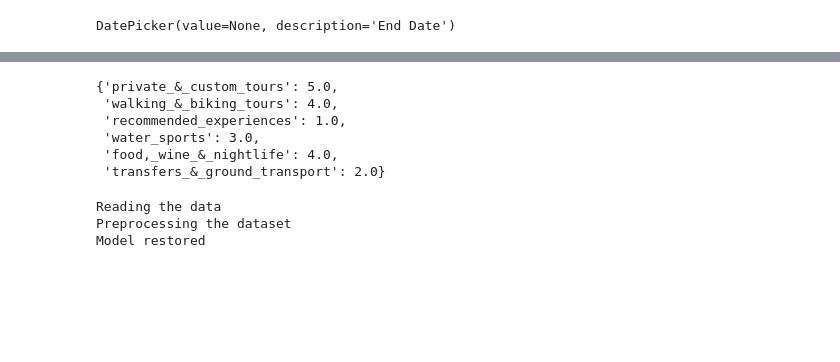
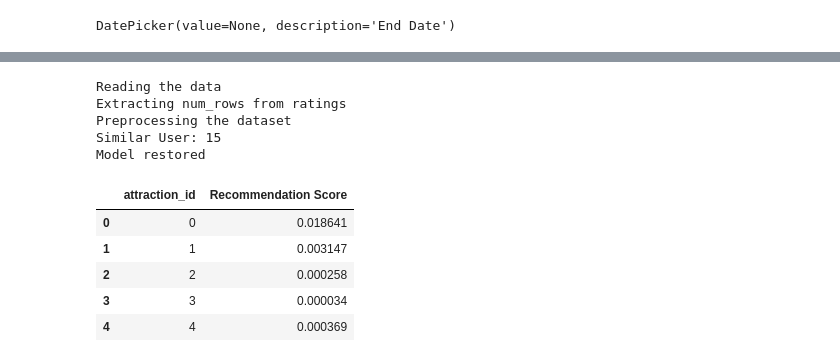
Before and after one commit to sachinnpraburaj/Intelligent-Travel-Recommendation-System, a Jupyter notebook: get_recc.ipynb, the cells around one changed output, grey strips where cells are left out. Cells and saved outputs as stored; diff of their text form; code cells hidden in the pictures; blank space fills up the shorter version.

```diff
--- a/get_recc.ipynb
+++ b/get_recc.ipynb
@@ -74,19 +84,12 @@ family_friendly
 user_name = re.sub(' ','_',name.value.lower())
 province = re.sub(' ','_',place.value.lower())
 (low,high) = tuple([float(i) for i in budget.value])
-begin_date = str(start.value)
-end_date = str(end.value)
-cat_rating = dict()
-for key, value in cat_rat.items():
-    cat_rating[key] = float(value.value)
-cat_rating
+begin_date = start.value
+end_date = end.value
+# cat_rating = dict()
+# for key, value in cat_rat.items():
+#     cat_rating[key] = float(value.value)
+# cat_rating
-# %% [output]
-{'private_&_custom_tours': 5.0,
- 'walking_&_biking_tours': 4.0,
- 'recommended_experiences': 1.0,
- 'water_sports': 3.0,
- 'food,_wine_&_nightlife': 4.0,
- 'transfers_&_ground_transport': 2.0}
 # %%
 def f(row):
     avg_cat_rat = dict()
@@ -122,6 +125,7 @@ def get_recc(cat_rating):
     batch_size = 16
     dir= 'etl/'
     ratings, attractions = util.read_data(dir)
+    ratings = util.clean_subset(ratings, rows)
     rbm_att, train = util.preprocess(ratings)
     num_vis =  len(ratings)
     rbm = RBM(alpha, H, num_vis)
@@ -137,7 +141,7 @@ def get_recc(cat_rating):
     cat_rat_df['user_data'] = [cat_rating for i in range(len(cat_rat_df))]
     cat_rat_df['sim_score'] = cat_rat_df.apply(sim_score, axis=1)
     user = cat_rat_df.sort_values(['sim_score']).values[0][0]
-
+    print("Similar User: {u}".format(u=user))
     filename = "e"+str(epochs)+"_r"+str(rows)+"_lr"+str(alpha)+"_hu"+str(H)+"_bs"+str(batch_size)
     reco, weights, vb, hb = rbm.load_predict(filename,train,user)
     unseen, seen = rbm.calculate_scores(ratings, attractions, reco, user)
@@ -145,8 +149,16 @@ def get_recc(cat_rating):
     return filename, user, rbm_att
 # %%
 filename, user, rbm_att = get_recc(cat_rating)
-recc_df = pd.read_csv('recommendations/'+filename+'/user{u}_unseen.csv'.format(u=user))
+recc_df = pd.read_csv('recommendations/'+filename+'/user{u}_unseen.csv'.format(u=user), index_col=0)
 # %% [output]
 Reading the data
+Extracting num_rows from ratings
 Preprocessing the dataset
+Similar User: 15
 Model restored
+|  | attraction_id | Recommendation Score |
+| 0 | 0 | 0.018641 |
+| 1 | 1 | 0.003147 |
+| 2 | 2 | 0.000258 |
+| 3 | 3 | 0.000034 |
+| 4 | 4 | 0.000369 |
```
Also changed, not shown: parts of 9 cells of this notebook.
